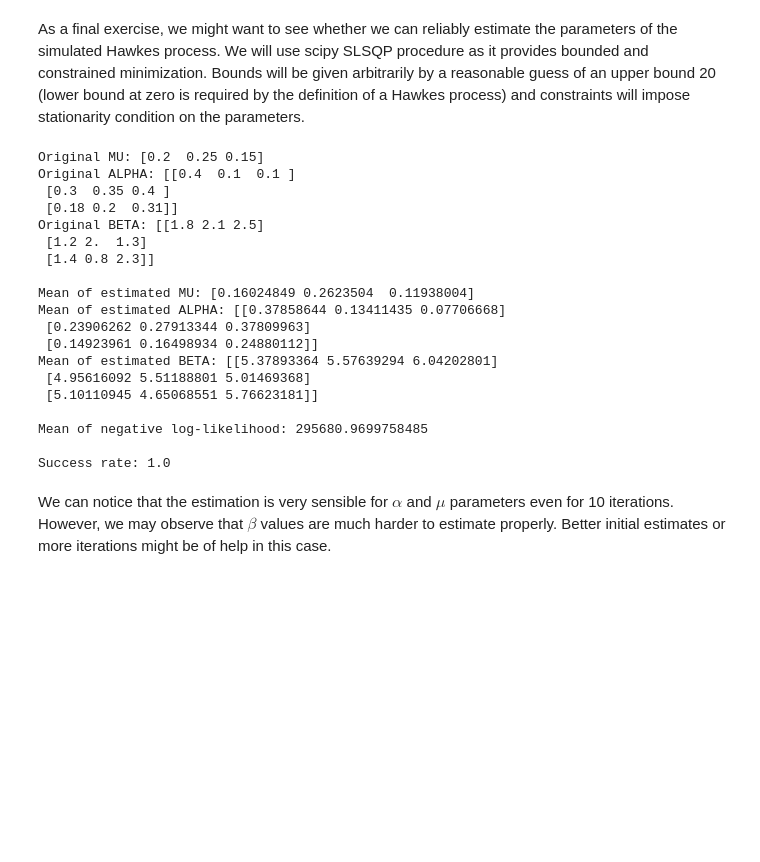
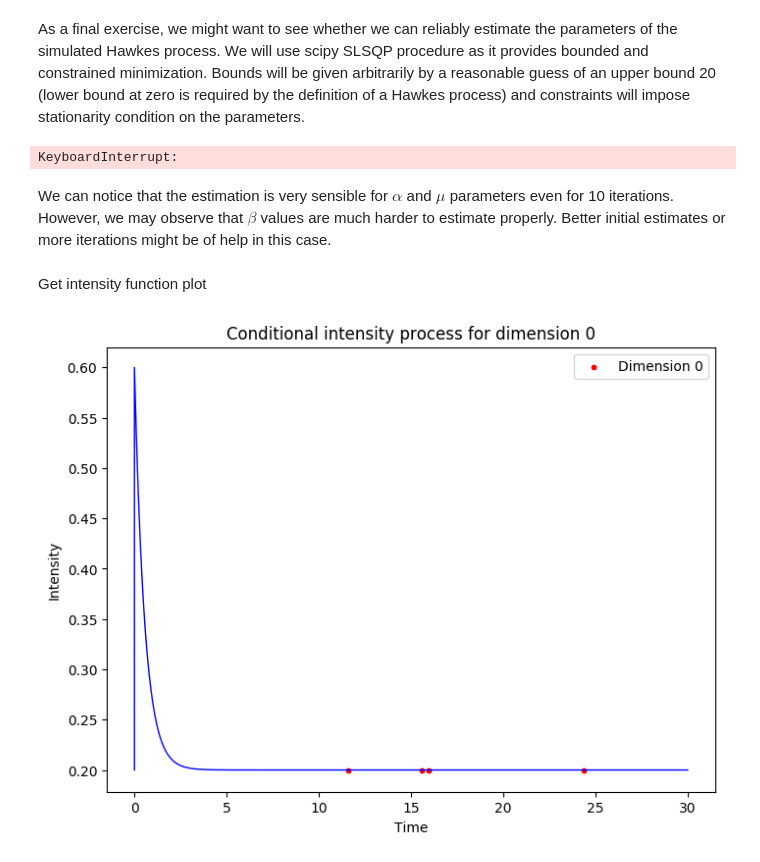
Before and after one commit to majkee15/py-hawkes, a Jupyter notebook: examples/Exponential_Hawkes.ipynb, the cells around one changed output. Cells and saved outputs as stored; diff of their text form; code cells hidden in the pictures; blank space fills up the shorter version.

```diff
--- a/examples/Exponential_Hawkes.ipynb
+++ b/examples/Exponential_Hawkes.ipynb
@@ -181,7 +165,7 @@ while i < niter:
     partial_est_exp_hawkes = functools.partial(pyhawkes.lik_exp_hawkes_optim, events=hawkes, length=T)
     res = scipy.optimize.minimize(fun=partial_est_exp_hawkes, x0=initial_params[:, i],
                                   method="SLSQP", bounds=bounds_slsqp,
-                                  constraints=({'type': 'ineq', 'fun': lambda x: constraint_slsqp(x)}),
+                                  #constraints=({'type': 'ineq', 'fun': lambda x: constraint_slsqp(x)}),
                                   options={'maxiter': 20000, 'disp': False, 'ftol': 0.001})
     hawkes_res[:, i] = res.x
     fun_values[i] = res.fun
@@ -212,24 +196,36 @@ print("")
 
 print("Success rate: {}".format(msg.mean()))
 # %% [output]
-Original MU: [0.2  0.25 0.15]
-Original ALPHA: [[0.4  0.1  0.1 ]
- [0.3  0.35 0.4 ]
- [0.18 0.2  0.31]]
-Original BETA: [[1.8 2.1 2.5]
- [1.2 2.  1.3]
- [1.4 0.8 2.3]]
-
-Mean of estimated MU: [0.16024849 0.2623504  0.11938004]
-Mean of estimated ALPHA: [[0.37858644 0.13411435 0.07706668]
- [0.23906262 0.27913344 0.37809963]
- [0.14923961 0.16498934 0.24880112]]
-Mean of estimated BETA: [[5.37893364 5.57639294 6.04202801]
- [4.95616092 5.51188801 5.01469368]
- [5.10110945 4.65068551 5.76623181]]
-
-Mean of negative log-likelihood: 295680.9699758485
-
-Success rate: 1.0
+KeyboardInterrupt:
 # %% [markdown]
 We can notice that the estimation is very sensible for $\alpha$ and $\mu$ parameters even for 10 iterations. However, we may observe that $\beta$ values are much harder to estimate properly. Better initial estimates or more iterations might be of help in this case.
+# %% [markdown]
+Get intensity function plot
+# %%
+plot_range = (0, 30)
+grid = 0.05
+
+plt_y, plt_x = pyhawkes.plot_exp_hawkes(mu, alpha, beta, [np.array([0])], T, plot_range[0], plot_range[1], grid)
+
+events = [[] for i in range(dim)]
+for i in range(dim):
+    j = 0
+    while hawkes[i][j] <= plot_range[1]:
+        if hawkes[i][j] >= plot_range[0]:
+            events[i].append(hawkes[i][j])
+        j += 1
+
+for i in range(dim):
+    fig = plt.figure(figsize=(8, 6), dpi=100)
+    plt.subplot(1, 1, 1)
+    plt.plot(plt_x[i], plt_y[i], color="blue", linewidth=1.0, linestyle="-")
+    plt.scatter(events[0], [mu[i]] * len(events[0]), color="red", marker="o", s=10, label = "Dimension 0")
+#     plt.scatter(events[1], [mu[i]] * len(events[1]), color="cyan", marker="o", s=10, label = "Dimension 1")
+#     plt.scatter(events[2], [mu[i]] * len(events[2]), color="magenta", marker="o", s=3, label = "Dimension 2")
+    plt.xlabel('Time')
+    plt.ylabel('Intensity')
+    plt.title("Conditional intensity process for dimension {}".format(i))
+    plt.legend()
+    plt.show()
+# %% [output]
+[figure, added]
```
Also changed, not shown: parts of 5 cells of this notebook, 2 other files.
